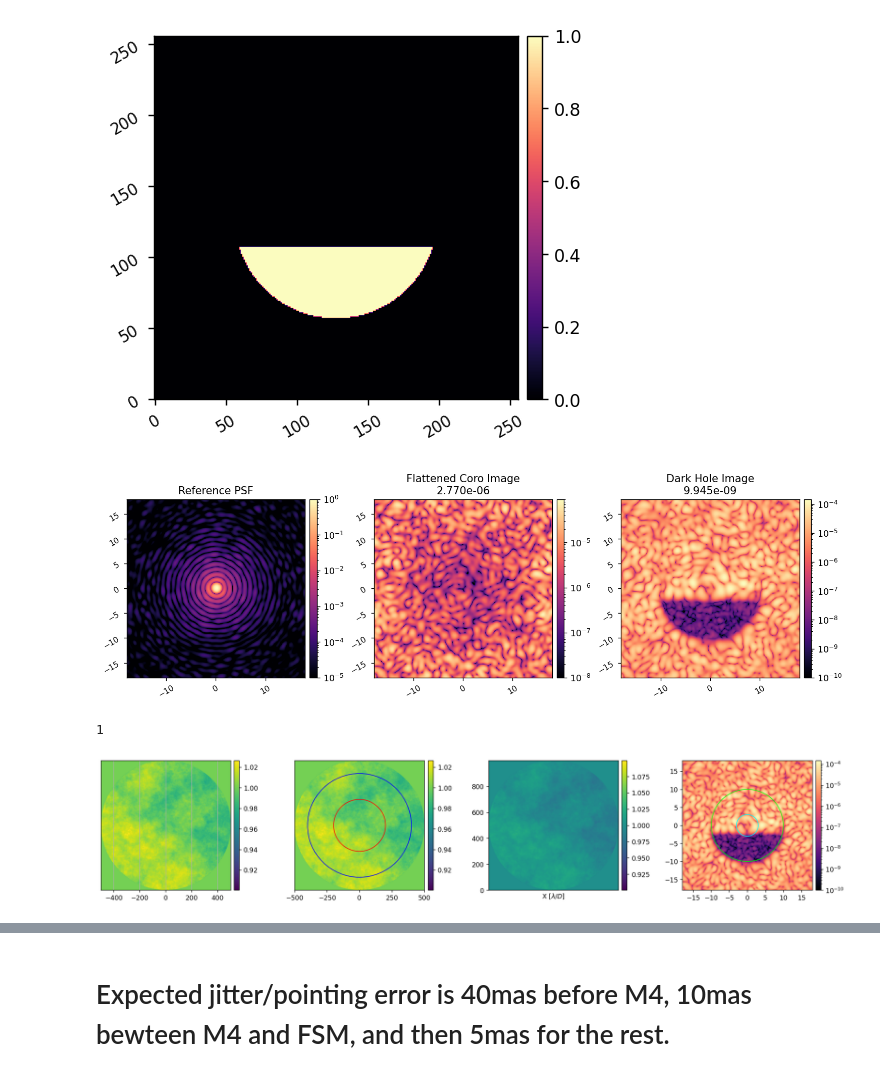
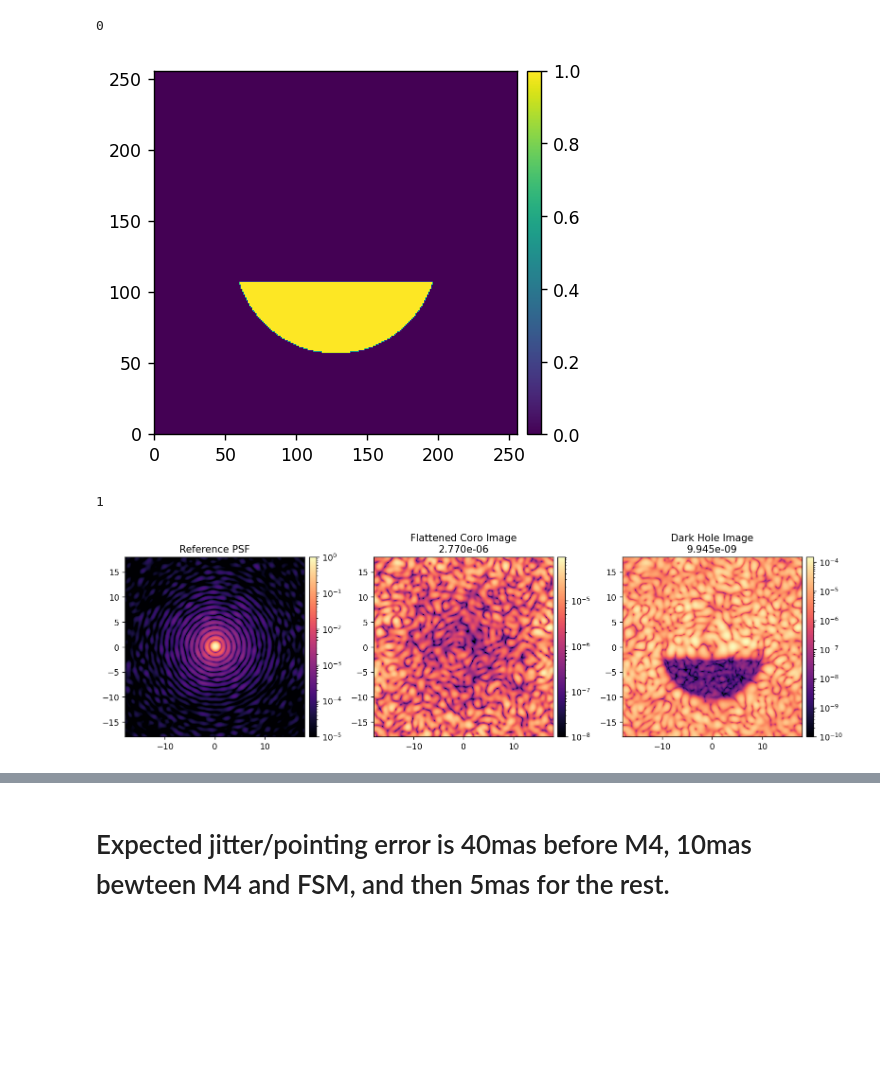
Before and after one commit to kian1377/esc-fresnel, a Jupyter notebook: notebooks/esc_fresnel_beamwalk.ipynb, the cells around one changed output, grey strips where cells are left out. Saved outputs shown, nothing was run; the diff lists cells and outputs as text; code cells hidden in the pictures; blank space fills up the shorter version.

```diff
--- a/notebooks/esc_fresnel_beamwalk.ipynb
+++ b/notebooks/esc_fresnel_beamwalk.ipynb
@@ -81,72 +86,45 @@ M = esc.single(
 )
 M.wfes = wfes
 M.npsf = 256
 
 M.use_vortex = False
 ref_psf = M.snap()
 M.Imax_ref = xp.max(ref_psf)
 
 M.use_vortex = True
 coro_im_flat = M.snap()
 
 M.set_dm(dh_command, channel=3)
 coro_im_dh = M.snap()
 
 iwa = 3
 owa = 10
 coro_mask = utils.create_annular_focal_plane_mask(
     M.npsf,
     M.psf_pixelscale_lamD,
     irad=iwa,
     orad=owa,
     edge=iwa,
     rotation=90,
 )
-imshow1(coro_mask)
+imshow([coro_mask])
 
 contrast_flat = utils.mean(coro_im_flat, coro_mask)
 contrast_dh = utils.mean(coro_im_dh, coro_mask)
 
-imshow3(
-    ref_psf/M.Imax_ref, coro_im_flat, coro_im_dh,
-    # ref_psf/M.Imax_ref, coro_im_0*coro_mask, coro_im_flat*coro_mask,
-    f'Reference PSF',
-    f'Flattened Coro Image\n{contrast_flat:.3e}',
-    f'Dark Hole Image\n{contrast_dh:.3e}',
-    lognorm=1,
-    pxscl=M.psf_pixelscale_lamD,
-    vmin1=1e-5,
-    vmin2=1e-8,
-    vmin3=1e-10,
+imshow(
+    [ref_psf/M.Imax_ref, coro_im_flat, coro_im_dh],
+    # [ref_psf/M.Imax_ref, coro_im_0*coro_mask, coro_im_flat*coro_mask],
+    titles=[f'Reference PSF',
+            f'Flattened Coro Image\n{contrast_flat:.3e}',
+            f'Dark Hole Image\n{contrast_dh:.3e}'],
+    norms=[LogNorm(vmin=1e-5), LogNorm(vmin=1e-8), LogNorm(vmin=1e-10)],
+    pxscls=[M.psf_pixelscale_lamD]*3,
+    cmaps=['magma']*3,
+    wspace=0.3,
 )
 # %% [output]
+0
-[figure, old version]
+[figure, new version]
+1
-[figure, old version]
+[figure, new version]
-# %%
-import esc_fresnel.imshows as imshows
-reload(imshows)
-
-amp_map = wfes['m1'].amplitude
-amp_map[amp_map<0.9] = 1
-
-imshows.imshow(
-    [amp_map, amp_map, amp_map, coro_im_dh],
-    pxscls=[1, 1, None, M.psf_pixelscale_lamD],
-    cmaps=[None, None, None, 'magma'],
-    norms=[None, None, CenteredNorm(vcenter=1), LogNorm(vmin=1e-10)],
-    all_patches=[
-        [],
-        [Circle((0,0), 200, fill=False, color='red'), Circle((0,0), 400, fill=False, color='blue')],
-        None,
-        [Circle((0,0), 3, fill=False, color='cyan'), Circle((0,0), 10, fill=False, color='lime')],
-    ],
-    xlabels=[None, None, 'X [$\lambda/D$]'],
-    xticks=[None, np.linspace(-500, 500, 5), [], np.arange(-15, 15.01, 5)],
-    yticks=[[], [], None, np.arange(-15, 15.01, 5)],
-    grids=[1],
-    figsize=(20,5),
-    wspace=0.4,
-)
-# %% [output]
-1
-[figure, removed]
```
Also changed, not shown: parts of 22 cells of this notebook, 2 other files.
